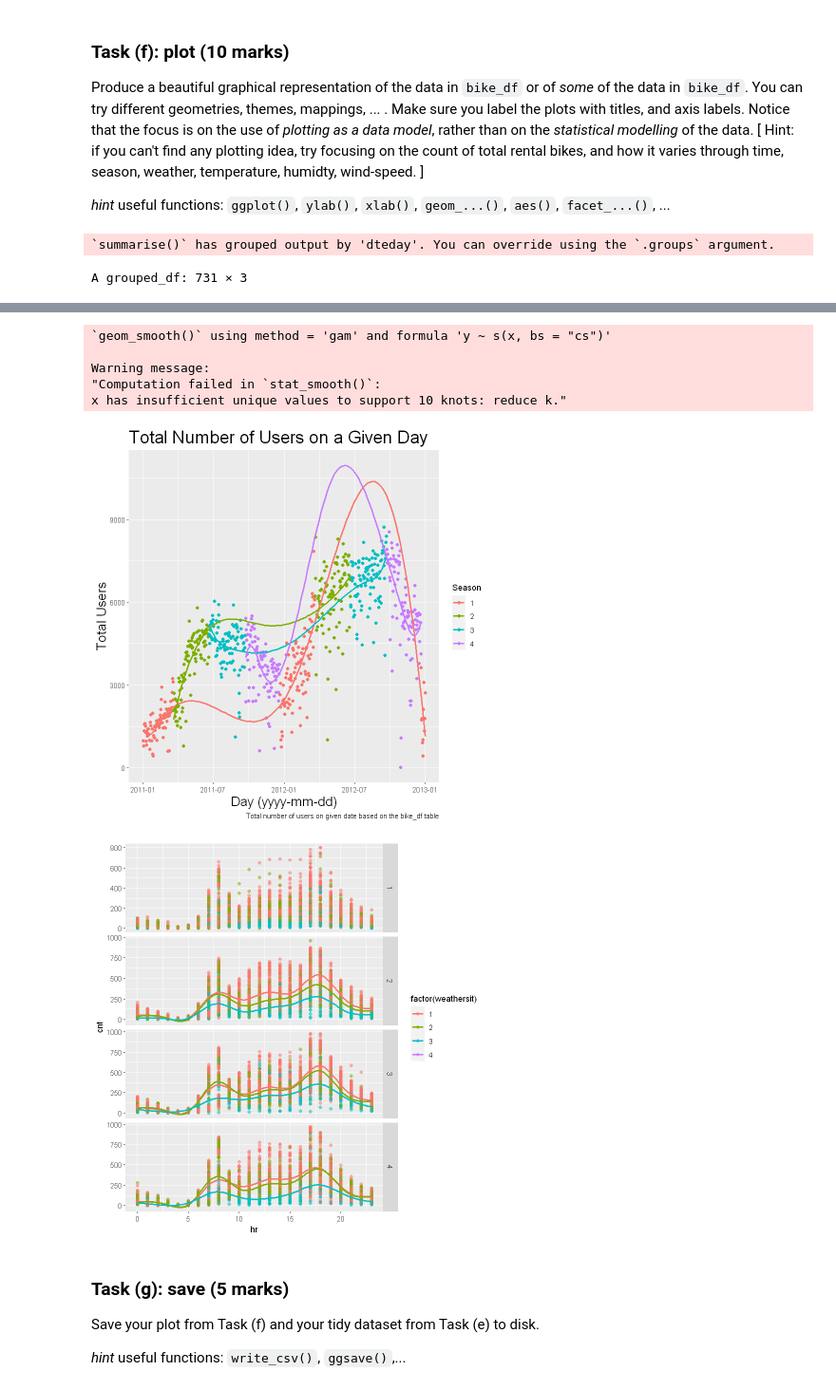
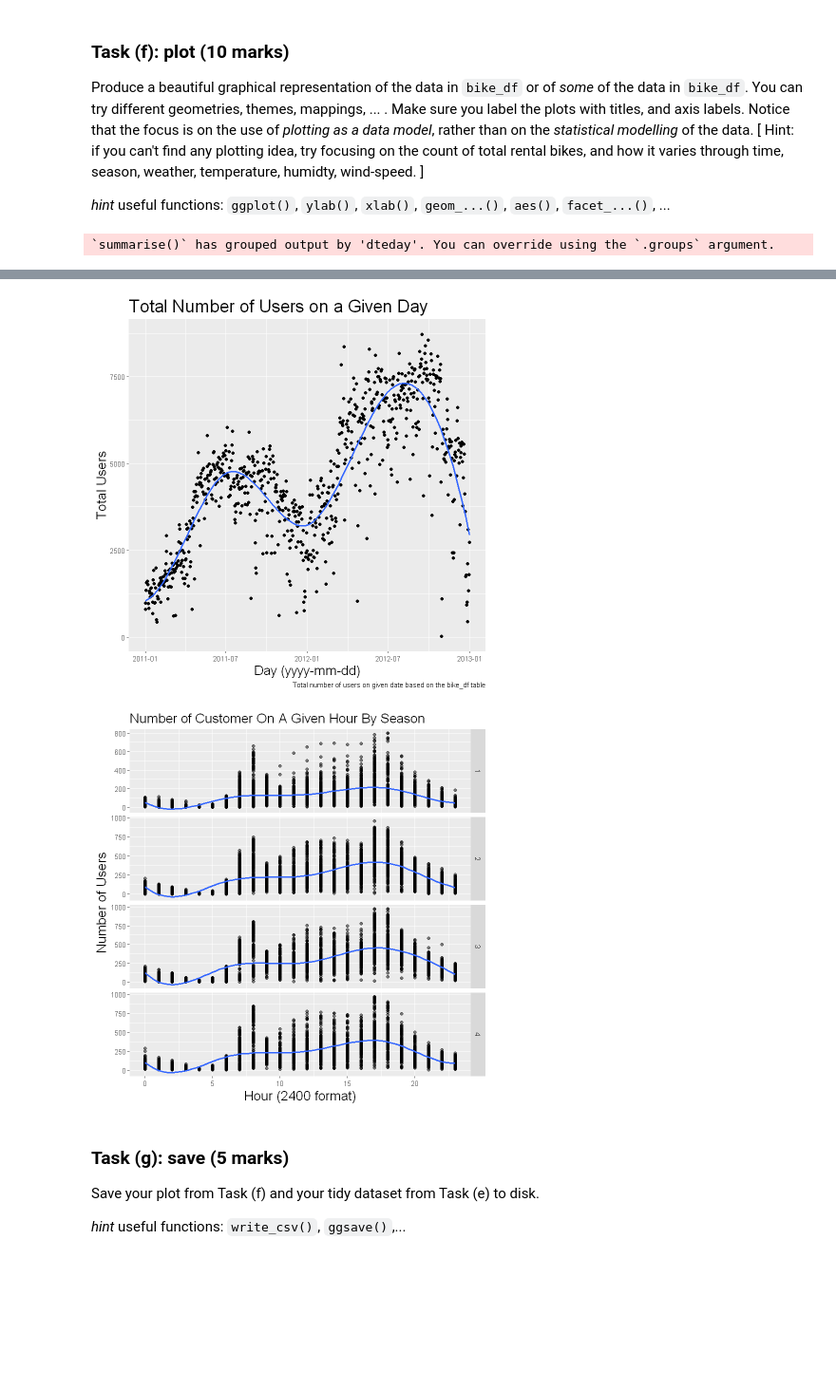
Before and after one commit to blackhakx/Data-Wrangling, a Jupyter notebook: DATA422_Assignment1_R.ipynb, the cells around one changed output, grey strips where cells are left out. Shown: that part at 95% size. Saved outputs shown, nothing was run; the diff lists cells and outputs as text; code cells hidden in the pictures; blank space fills up the shorter version.

```diff
--- a/DATA422_Assignment1_R.ipynb
+++ b/DATA422_Assignment1_R.ipynb
@@ -412,32 +394,35 @@ gdate$dteday <- as.Date(gdate$dteday)
 
 #preset ggplot graph with x = dteday, and y = total_users_day using gdate matrix
 date_cust_plot <- ggplot(gdate, aes(x = dteday,
-                            y = total_users_day,
-                            color = factor(season)
+                            y = total_users_day
+                            #color = factor(season)
                            ))
-gdate
+#gdate
 date_cust_plot +
     geom_point() + #draw scatterplot
     geom_smooth(method = lm, formula = y ~ splines::bs(x,6), se = F) + #draw a regression line
     labs(title = "Total Number of Users on a Given Day",
         x = "Day (yyyy-mm-dd)",
         y = "Total Users",
-        color = "Season",
+        #color = "Season",
         caption = "Total number of users on given date based on the bike_df table") +
     theme(plot.title = element_text(size = rel(2)),
          axis.title.y = element_text(size = rel(1.5)),
          axis.title.x = element_text(size = rel(1.5)))
 
 #using tidy_bike table to facet for season graph on number of users based on the temp
-temp_plot <- ggplot(tidy_bike, aes(x = hr,
-                                   y = cnt,
-                                   color = factor(weathersit)))
-temp_plot +
+hourly_plot <- ggplot(tidy_bike, aes(x = hr,
+                                   y = cnt))
+hourly_plot +
     geom_point(alpha = 0.5) +
-    labs(titlecolor = "Season",
-    facet_grid(vars(weathersit), vars(season)) +
-    facet_grid(rows = vars(season), scales = "free") +
-    geom_smooth(se=F)
+    labs(title = "Number of Customer On A Given Hour By Season",
+        y = "Number of Users",
+        x = "Hour (2400 format)") +
+    #facet_grid(vars(weathersit), vars(season)) +
+    facet_grid(rows = vars(season), scales = "free", ) +
+    geom_smooth(se=F, formula = y ~ splines::bs(x,6), method = lm ) +
+    theme(plot.title = element_text(size = rel(1.5)),
+         axis.title.y = element_text(size = rel(1.5)),
+         axis.title.x = element_text(size = rel(1.5)))
 # %% [output]
 `summarise()` has grouped output by 'dteday'. You can override using the `.groups` argument.
-A grouped_df: 731 × 3
@@ -462,10 +429,5 @@ A grouped_df: 731 × 3
-`geom_smooth()` using method = 'gam' and formula 'y ~ s(x, bs = "cs")'
-
-Warning message:
-"Computation failed in `stat_smooth()`:
-x has insufficient unique values to support 10 knots: reduce k."
-[figure, old version]
+[figure, new version]
-[figure, old version]
+[figure, new version]
 # %% [markdown]
 ### Task (g): save (5 marks)
 
```
Also changed, not shown: parts of 3 cells of this notebook, 3 other files.
